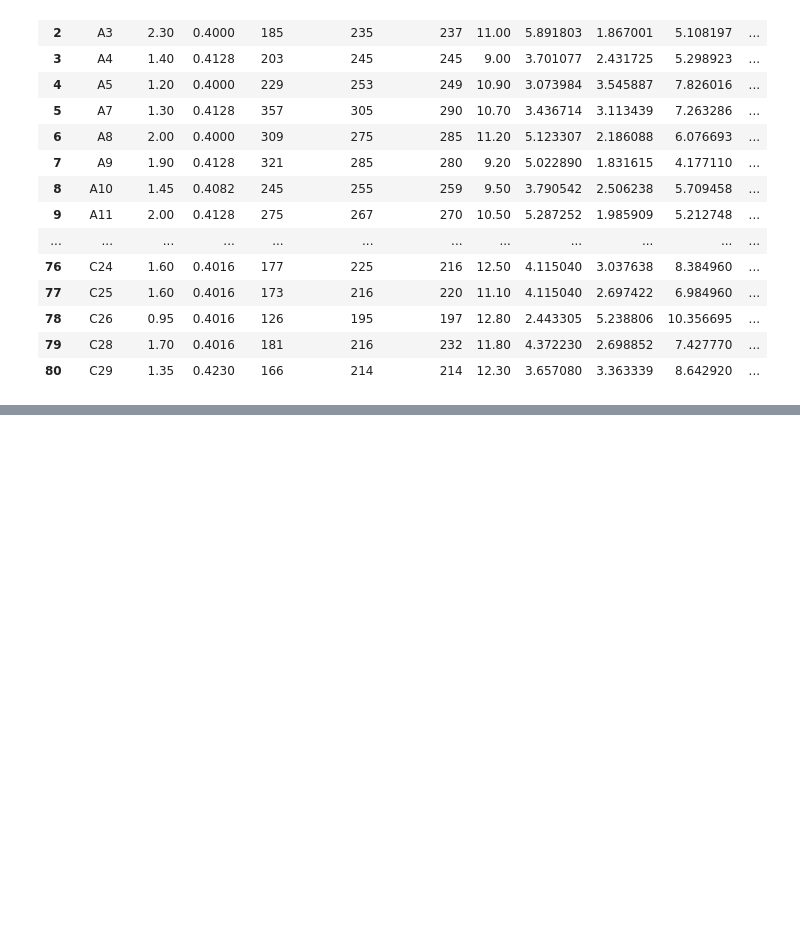
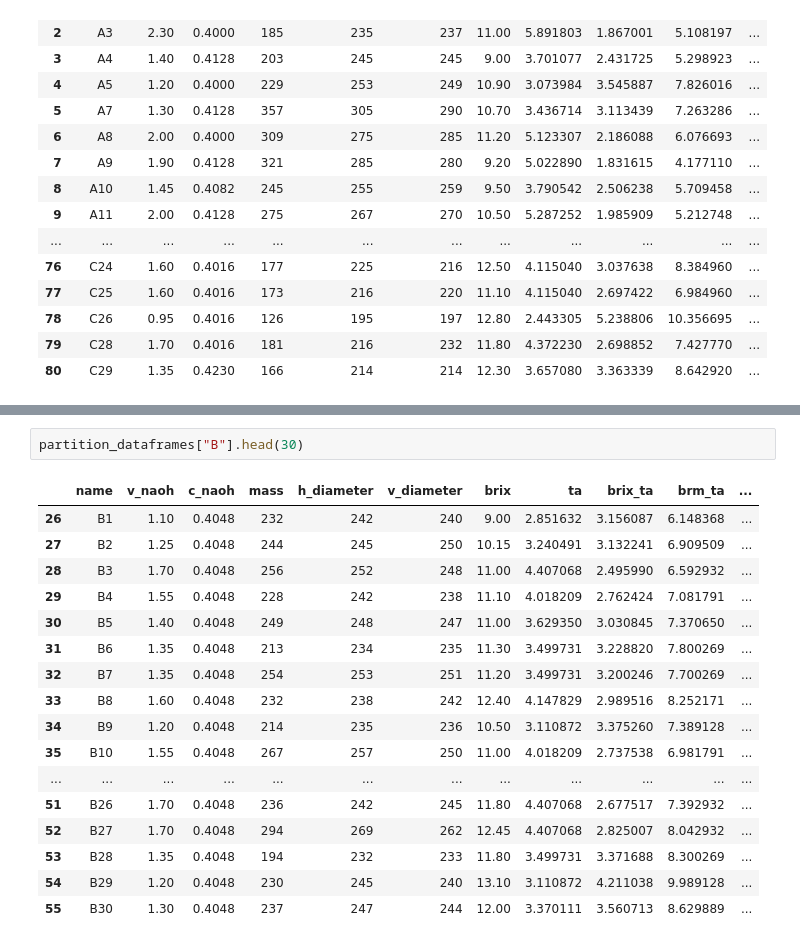
Before and after one commit to DucTrung1802/DS, a Jupyter notebook: Orange/main_orange.ipynb, the cells around one changed output, grey strips where cells are left out. Drawn from its saved outputs; the diff is of its cells as text; blank space fills up the shorter version.

```diff
--- a/Orange/main_orange.ipynb
+++ b/Orange/main_orange.ipynb
@@ -962,0 +1052,20 @@ list_dataset["orange_std_col_name_with_type"].get_dataframe()
+# %%
+partition_dataframes["B"].head(30)
+# %% [output]
+|  | name | v_naoh | c_naoh | mass | h_diameter | v_diameter | brix | ta | brix_ta | brm_ta | ... |
+| 26 | B1 | 1.10 | 0.4048 | 232 | 242 | 240 | 9.00 | 2.851632 | 3.156087 | 6.148368 | ... |
+| 27 | B2 | 1.25 | 0.4048 | 244 | 245 | 250 | 10.15 | 3.240491 | 3.132241 | 6.909509 | ... |
+| 28 | B3 | 1.70 | 0.4048 | 256 | 252 | 248 | 11.00 | 4.407068 | 2.495990 | 6.592932 | ... |
+| 29 | B4 | 1.55 | 0.4048 | 228 | 242 | 238 | 11.10 | 4.018209 | 2.762424 | 7.081791 | ... |
+| 30 | B5 | 1.40 | 0.4048 | 249 | 248 | 247 | 11.00 | 3.629350 | 3.030845 | 7.370650 | ... |
+| 31 | B6 | 1.35 | 0.4048 | 213 | 234 | 235 | 11.30 | 3.499731 | 3.228820 | 7.800269 | ... |
+| 32 | B7 | 1.35 | 0.4048 | 254 | 253 | 251 | 11.20 | 3.499731 | 3.200246 | 7.700269 | ... |
+| 33 | B8 | 1.60 | 0.4048 | 232 | 238 | 242 | 12.40 | 4.147829 | 2.989516 | 8.252171 | ... |
+| 34 | B9 | 1.20 | 0.4048 | 214 | 235 | 236 | 10.50 | 3.110872 | 3.375260 | 7.389128 | ... |
+| 35 | B10 | 1.55 | 0.4048 | 267 | 257 | 250 | 11.00 | 4.018209 | 2.737538 | 6.981791 | ... |
+| ... | ... | ... | ... | ... | ... | ... | ... | ... | ... | ... | ... |
+| 51 | B26 | 1.70 | 0.4048 | 236 | 242 | 245 | 11.80 | 4.407068 | 2.677517 | 7.392932 | ... |
+| 52 | B27 | 1.70 | 0.4048 | 294 | 269 | 262 | 12.45 | 4.407068 | 2.825007 | 8.042932 | ... |
+| 53 | B28 | 1.35 | 0.4048 | 194 | 232 | 233 | 11.80 | 3.499731 | 3.371688 | 8.300269 | ... |
+| 54 | B29 | 1.20 | 0.4048 | 230 | 245 | 240 | 13.10 | 3.110872 | 4.211038 | 9.989128 | ... |
+| 55 | B30 | 1.30 | 0.4048 | 237 | 247 | 244 | 12.00 | 3.370111 | 3.560713 | 8.629889 | ... |
```
Also changed, not shown: parts of 74 cells of this notebook.
